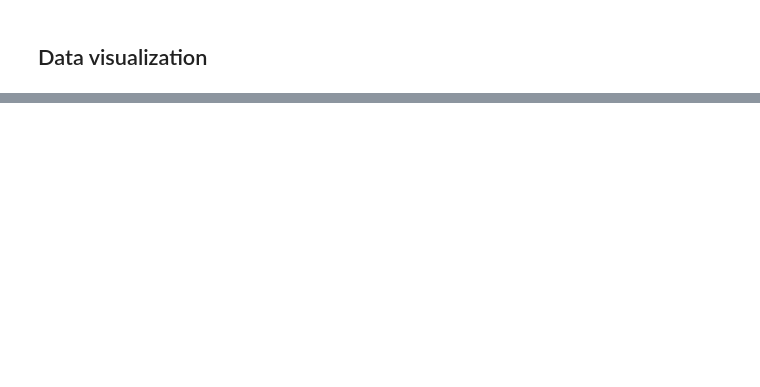
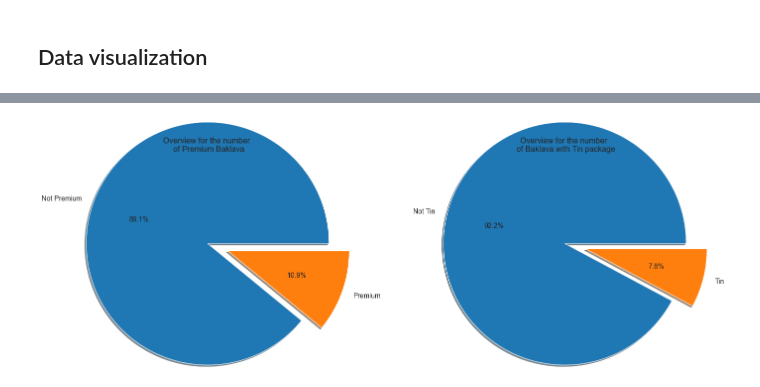
Before and after one commit to Oguzhanrose/webscrapingproject, a Jupyter notebook: data_wrangling.ipynb, the cells around one changed output, grey strips where cells are left out. Cells and saved outputs as stored; diff of their text form; code cells hidden in the pictures; blank space fills up the shorter version.

```diff
--- a/data_wrangling.ipynb
+++ b/data_wrangling.ipynb
@@ -188,0 +229,23 @@ df_clean
+# %%
+premium_pie = df_clean['premium'].value_counts()
+tin_pie = df_clean['tin'].value_counts()
+
+#create pie chart
+fig = plt.figure(figsize=(20,10))
+#plt.figure(figsize=(12,8))
+#axis[0, 0].pie(premium_pie.values, labels = premium_pie.index, colors = colors, autopct='%.0f%%')
+explode = (0,0.3)
+ax1 = fig.add_axes([0, 0, .5, .5], aspect=1)
+ax1.pie(premium_pie.values, labels=premium_pie.index, explode=explode, autopct='%1.1f%%', radius = 1.7, shadow=True,textprops={'fontsize': 14})
+
+ax2 = fig.add_axes([.5, .0, .5, .5], aspect=1)
+ax2.pie(tin_pie.values, labels=tin_pie.index,explode=explode, autopct='%1.1f%%', radius = 1.7, shadow=True,textprops={'fontsize': 14})
+
+
+
+ax1.set_title('Overview for the number \n of Premium Baklava',fontsize=16)
+ax2.set_title('Overview for the number \n of Baklava with Tin package',fontsize=16)
+
+plt.show()
+# %% [output]
+[figure, added]
```
Also changed, not shown: parts of 7 cells of this notebook.
